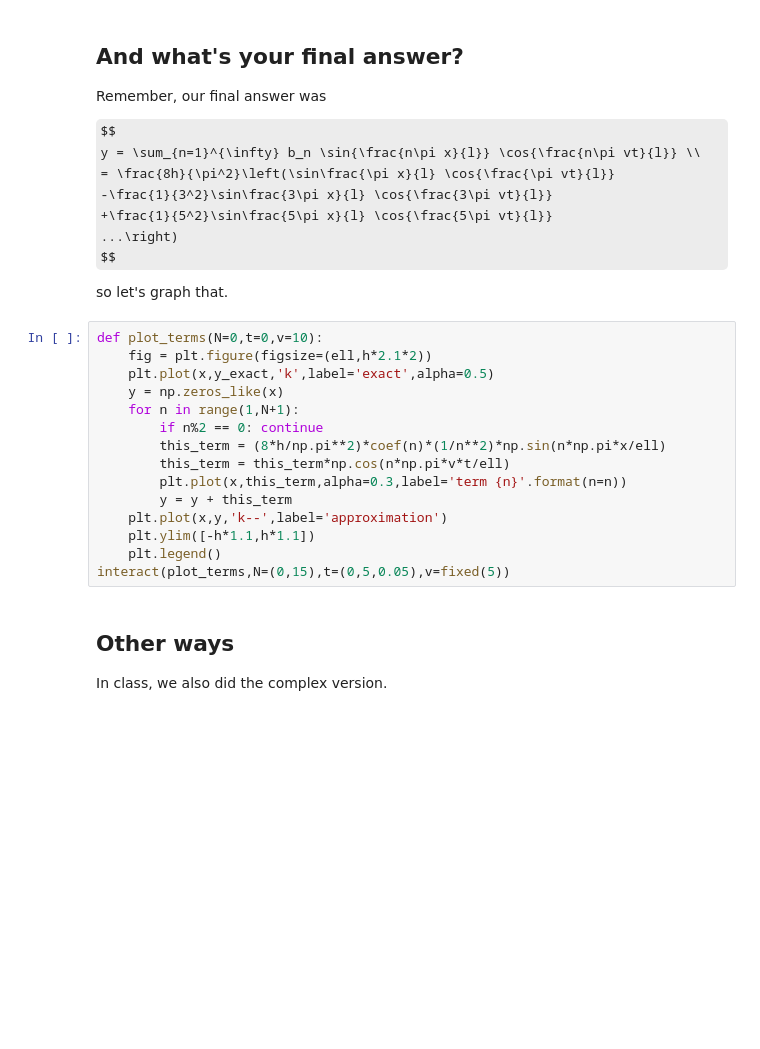
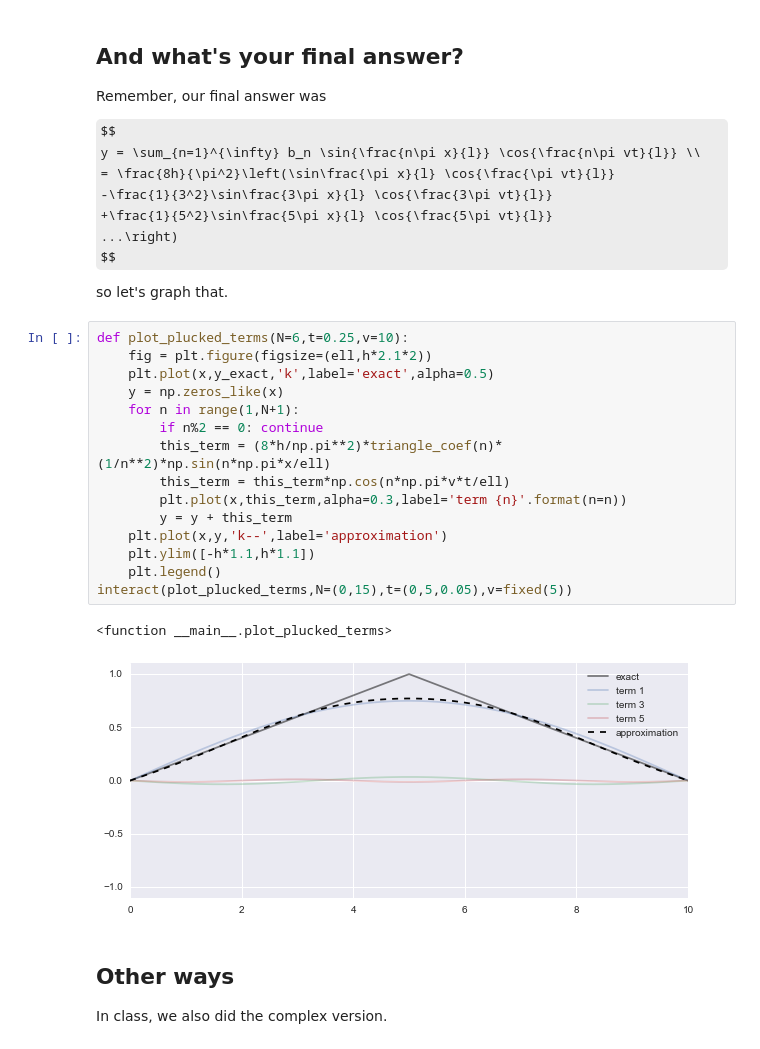
Before and after one commit to mglerner/MathematicalPhysics, a Jupyter notebook: Fourier/Plucked and Hammered String.ipynb, the cells around one changed output. Cells and saved outputs as stored; diff of their text form; some formulas as TeX source; blank space fills up the shorter version.

```diff
--- a/Fourier/Plucked and Hammered String.ipynb
+++ b/Fourier/Plucked and Hammered String.ipynb
@@ -139,20 +139,23 @@ $$
 
 so let's graph that.
 # %%
-def plot_terms(N=0,t=0,v=10):
+def plot_plucked_terms(N=6,t=0.25,v=10):
     fig = plt.figure(figsize=(ell,h*2.1*2))
     plt.plot(x,y_exact,'k',label='exact',alpha=0.5)
     y = np.zeros_like(x)
     for n in range(1,N+1):
         if n%2 == 0: continue
-        this_term = (8*h/np.pi**2)*coef(n)*(1/n**2)*np.sin(n*np.pi*x/ell)
+        this_term = (8*h/np.pi**2)*triangle_coef(n)*(1/n**2)*np.sin(n*np.pi*x/ell)
         this_term = this_term*np.cos(n*np.pi*v*t/ell)
         plt.plot(x,this_term,alpha=0.3,label='term {n}'.format(n=n))
         y = y + this_term
     plt.plot(x,y,'k--',label='approximation')
     plt.ylim([-h*1.1,h*1.1])
     plt.legend()
-interact(plot_terms,N=(0,15),t=(0,5,0.05),v=fixed(5))
+interact(plot_plucked_terms,N=(0,15),t=(0,5,0.05),v=fixed(5))
+# %% [output]
+<function __main__.plot_plucked_terms>
+[figure, added]
 # %% [markdown]
 ## Other ways
 
```
Also changed, not shown: parts of 4 cells of this notebook.
